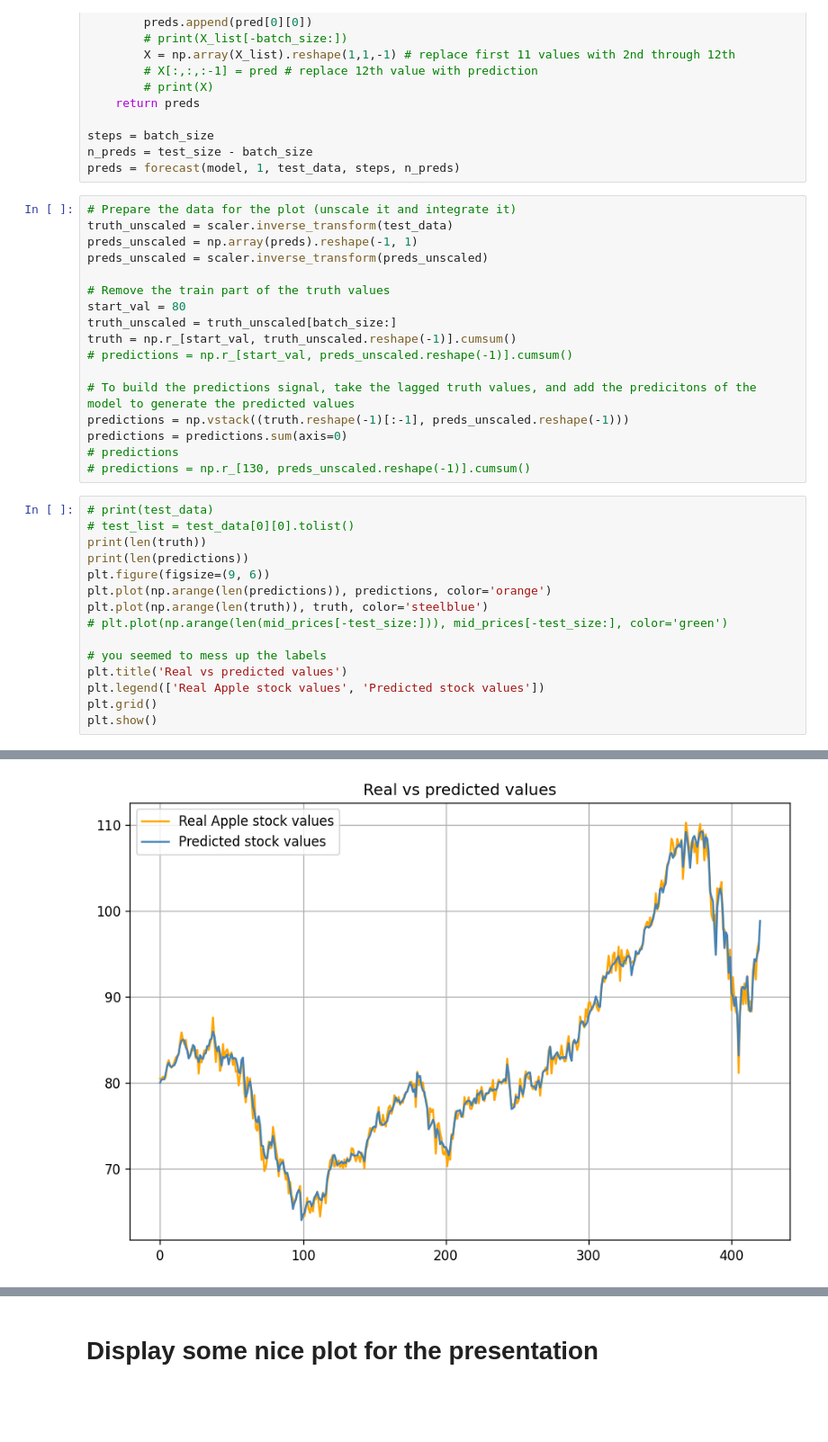
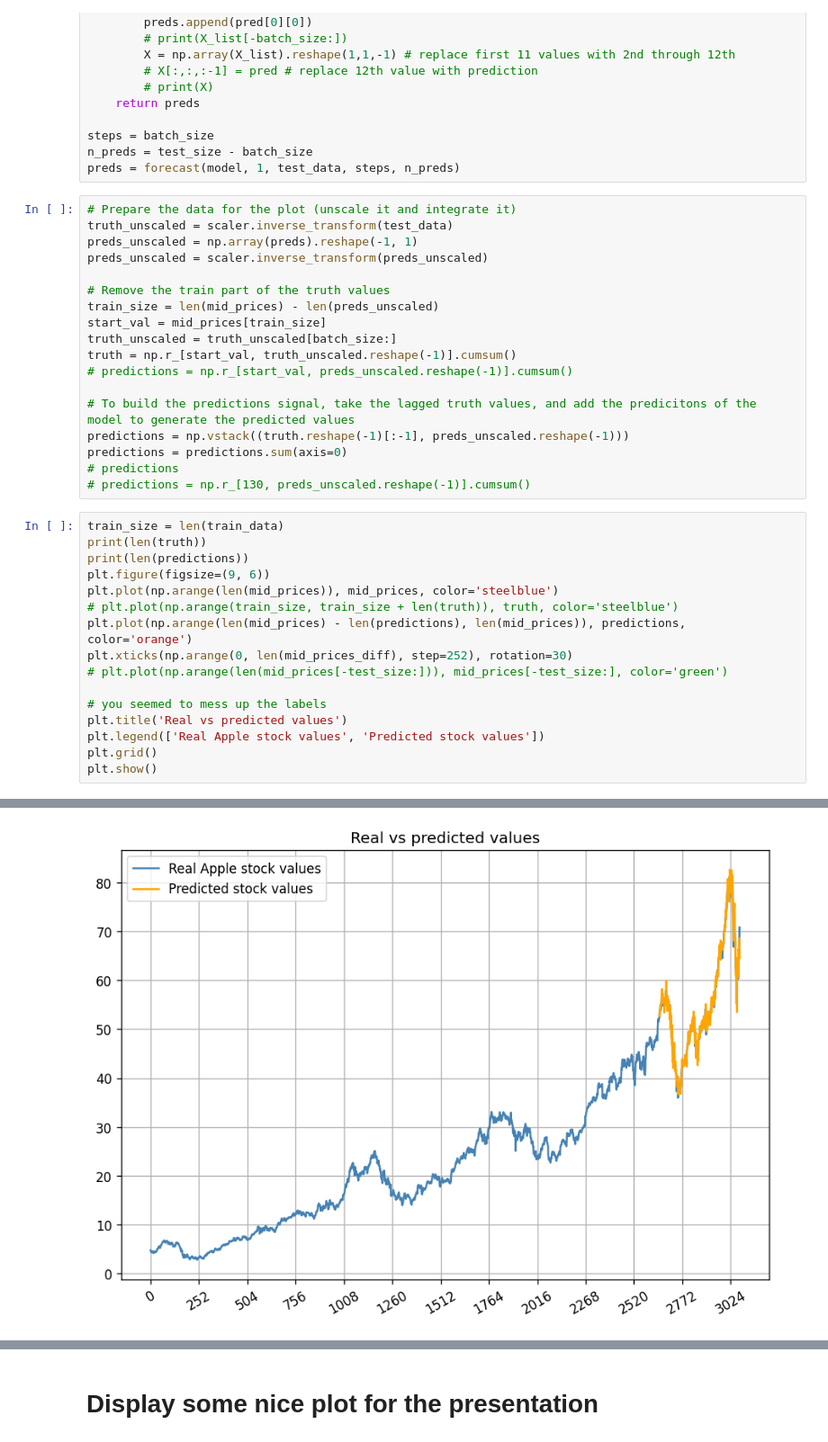
Before and after one commit to killianvervelle/Financial-Forecasting-with-Timeseries, a Jupyter notebook: LSTM.ipynb, the cells around one changed output, grey strips where cells are left out. Shown at 90% size. Saved outputs shown, nothing was run; the diff lists cells and outputs as text; blank space fills up the shorter version.

```diff
--- a/LSTM.ipynb
+++ b/LSTM.ipynb
@@ -239,7 +253,8 @@ preds_unscaled = np.array(preds).reshape(-1, 1)
 preds_unscaled = scaler.inverse_transform(preds_unscaled)
 
 # Remove the train part of the truth values
-start_val = 80
+train_size = len(mid_prices) - len(preds_unscaled)
+start_val = mid_prices[train_size]
 truth_unscaled = truth_unscaled[batch_size:]
 truth = np.r_[start_val, truth_unscaled.reshape(-1)].cumsum()
 # predictions = np.r_[start_val, preds_unscaled.reshape(-1)].cumsum()
@@ -250,21 +265,22 @@ predictions = predictions.sum(axis=0)
 # predictions
 # predictions = np.r_[130, preds_unscaled.reshape(-1)].cumsum()
 # %%
-# print(test_data)
-# test_list = test_data[0][0].tolist()
+train_size = len(train_data)
 print(len(truth))
 print(len(predictions))
 plt.figure(figsize=(9, 6))
-plt.plot(np.arange(len(predictions)), predictions, color='orange')
-plt.plot(np.arange(len(truth)), truth, color='steelblue')
+plt.plot(np.arange(len(mid_prices)), mid_prices, color='steelblue')
+# plt.plot(np.arange(train_size, train_size + len(truth)), truth, color='steelblue')
+plt.plot(np.arange(len(mid_prices) - len(predictions), len(mid_prices)), predictions, color='orange')
+plt.xticks(np.arange(0, len(mid_prices_diff), step=252), rotation=30)
 # plt.plot(np.arange(len(mid_prices[-test_size:])), mid_prices[-test_size:], color='green')
 
 # you seemed to mess up the labels
 plt.title('Real vs predicted values')
 plt.legend(['Real Apple stock values', 'Predicted stock values'])
 plt.grid()
 plt.show()
 # %% [output]
 421
 420
-[figure, old version]
+[figure, new version]
```
Also changed, not shown: parts of 7 cells of this notebook, 2 other files.
